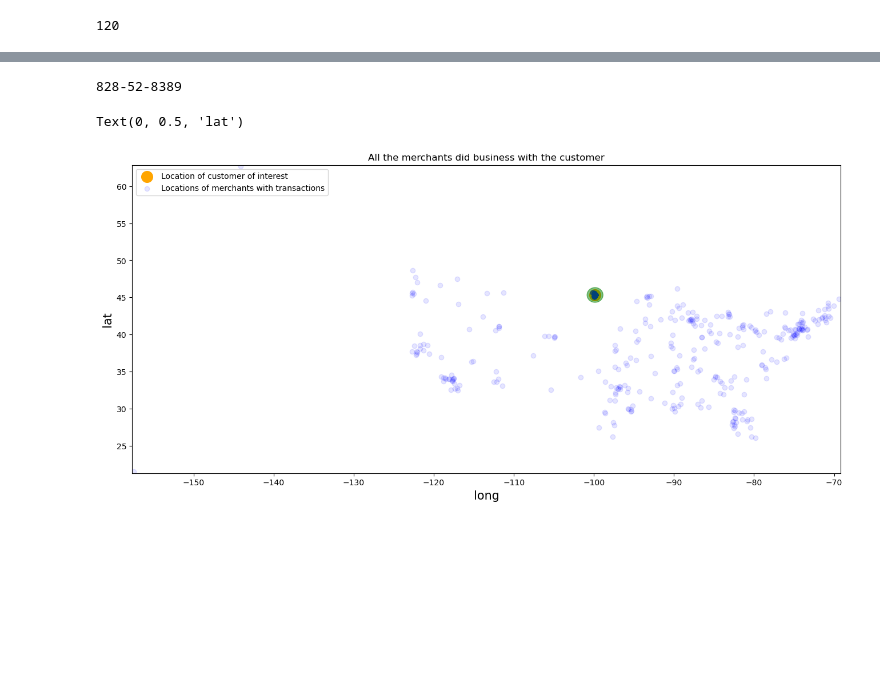
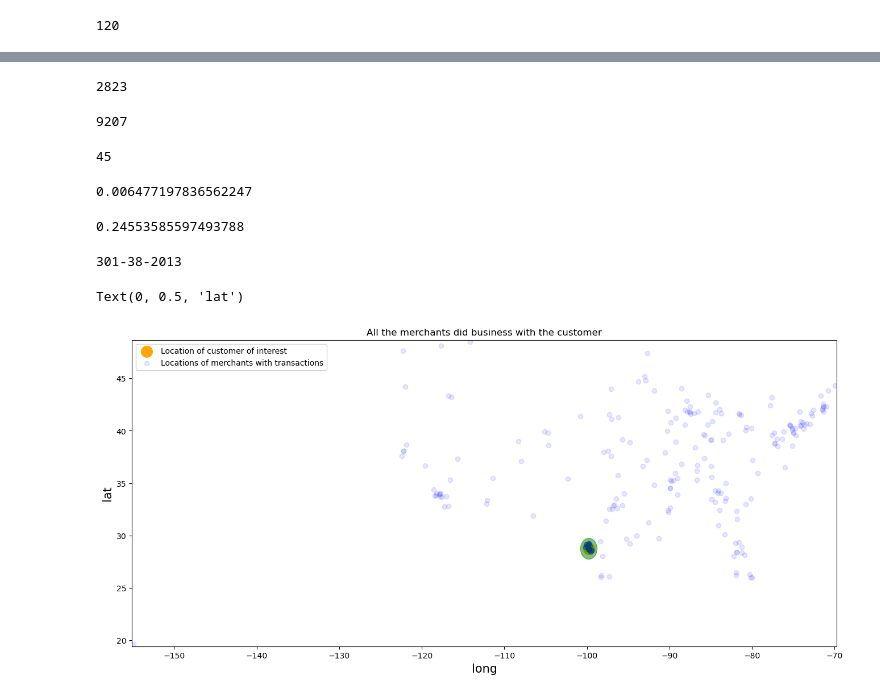
Before and after one commit to kangqiao-ctrl/Sparkov_Data_Generation, a Jupyter notebook: generator_test.ipynb, the cells around one changed output, grey strips where cells are left out. Cells and saved outputs as stored; diff of their text form; code cells hidden in the pictures; blank space fills up the shorter version.

```diff
--- a/generator_test.ipynb
+++ b/generator_test.ipynb
@@ -144,6 +162,30 @@ len(df[df.is_fraud == 1])/len(df) # The percentage of fraud transactions. If uns
+# %%
+df[df.is_fraud == 'group:vulnerable'].ssn.nunique() # 3708 people generated 90000 fraud transactions
+# %% [output]
+2823
+# %%
+(df.is_fraud == '1').sum()
+# %% [output]
+9207
+# %%
+(df.is_fraud == 1).sum()
+# %% [output]
+45
+# %%
+# The percentage of fraud transactions. If unsatisfied, one can tune the parameters in the program to guarantee a desired results
+
+((df.is_fraud == 'risk:moderate').sum() + (df.is_fraud == 'risk:high').sum() +
+(df.is_fraud == 'group:vulnerable').sum() + (df.is_fraud == '1').sum() +
+(df.is_fraud == 1).sum()) / len(df)
+# %% [output]
+0.006477197836562247
+# %%
+(df.is_online == 1).sum()/len(df)
+# %% [output]
+0.24553585597493788
 # %%
 # Pick a random customer with fraud transactions
-ssn = df[df.is_fraud == 1].sample(1)['ssn'].values[0]
+ssn = df[df.is_fraud != '0'].sample(1)['ssn'].values[0]
 print(ssn)
 df[df.is_fraud == 1].ssn.nunique() # Most of the generated customers encountered fraud scenario in this round
 
@@ -153,35 +195,35 @@ df_customer = df[df.ssn == ssn].copy()
 
 customer_lat = df_customer.iloc[0]['lat']
 customer_long = df_customer.iloc[0]['long']
 
 # Plot
 ax.scatter(customer_long,
            customer_lat,
            color='orange',s = 200, label="Location of customer of interest")
 
 # Plot locations of terminals
 ax.scatter(df_customer['merch_long'],
            df_customer['merch_lat'],
            color='blue', alpha = 0.1, label = 'Locations of merchants with transactions')
 
 ax.legend(loc = 'upper left')
 
 # Plot the region within a radius of 111km (1degree) of the last customer
 circ = plt.Circle((customer_long, customer_lat), radius=1, color='g', alpha=0.5)
 ax.add_patch(circ)
 
 fontsize=15
 
 ax.set_title("All the merchants did business with the customer")
 ax.set_xlim([df_customer['merch_long'].min()-0.2, df_customer['merch_long'].max()+0.2])
 ax.set_ylim([df_customer['merch_lat'].min()-0.2, df_customer['merch_lat'].max()+0.2])
 
 ax.set_xlabel('long', fontsize=fontsize)
 ax.set_ylabel('lat', fontsize=fontsize)
 # %% [output]
-828-52-8389
+301-38-2013
 Text(0, 0.5, 'lat')
-[figure, old version]
+[figure, new version]
 # %%
 # Zoom in
 
```
Also changed, not shown: parts of 16 cells of this notebook, 4 other files.
